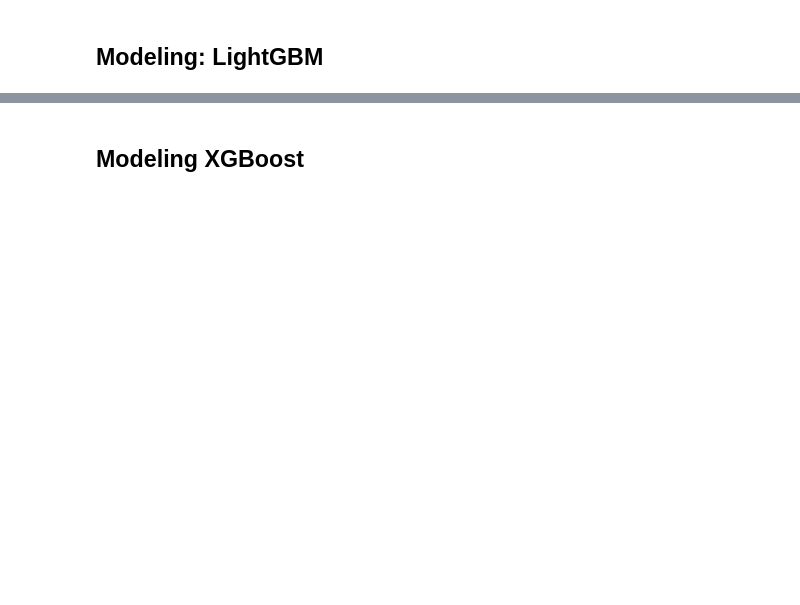
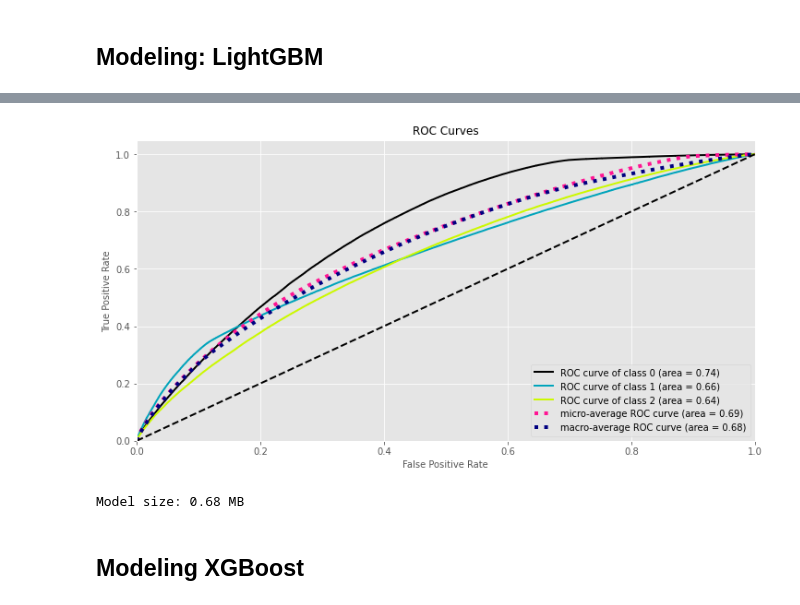
Before and after one commit to johnchoi44/DS340_ProjectCode, a Jupyter notebook: notebooks/ny_crimes_predict.ipynb, the cells around one changed output, grey strips where cells are left out. Drawn from its saved outputs; the diff is of its cells as text; code cells hidden in the pictures; blank space fills up the shorter version.

Commit message:
Models updates

```diff
--- a/notebooks/ny_crimes_predict.ipynb
+++ b/notebooks/ny_crimes_predict.ipynb
@@ -174,7 +174,7 @@ Decreased by 43.5%
 feature_lst=['EVENT_TIME','ADDR_PCT_CD', 'month', 'day', 'Latitude',
        'Longitude', 'BORO_NM',
        'IN_PARK', 'IN_PUBLIC_HOUSING', 'IN_STATION', 'VIC_AGE_GROUP',
-       'VIC_RACE', 'VIC_SEX','LAW_CAT_CD', 'SUSP_AGE_GROUP', 'SUSP_RACE', 'SUSP_SEX']
+       'VIC_RACE', 'VIC_SEX','LAW_CAT_CD']
 
 df_sel=df[feature_lst].copy()
 df_sel.info()
@@ -221,7 +227,7 @@ plt.show()
 ### Deal with categorical data: pd.get_dummies()
 # %%
 # Generate dummies for categorical data
-df_state_dummy = pd.get_dummies(df_sel,drop_first=True)
+df_state_dummy = pd.get_dummies(df_sel)
 
 df_state_dummy.info()
 # %% [output]
@@ -296,14 +305,17 @@ def save_model(model, model_name,is_tree=False):
 ## Modeling: Random Forest
 # %%
 #Create a Gaussian Classifier
-clf=RandomForestClassifier(n_estimators=100,n_jobs=-1,verbose=2)
+clf=RandomForestClassifier(n_estimators=100,n_jobs=-1,verbose=1)
 
 #Train the model using the training sets
 clf.fit(X_train,y_train)
 y_pred=clf.predict(X_test)
 
 # Get the accuracy score
-acc_rf=accuracy_score(y_test, y_pred)
+acc_rf = accuracy_score(y_test, y_pred)
+
+# Get classification report
+class_report = classification_report(y_test, y_pred)
 
 # Model Accuracy, how often is the classifier correct?
 print("[Random forest algorithm] accuracy_score: {:.3f}.".format(acc_rf))
@@ -378,9 +375,13 @@ lgbm_params = {
           "min_split_gain": 0,
           "subsample": 0.9}
 # Train the model
-lbm_clf = lgbm.LGBMClassifier(**params)
+lbm_clf = lgbm.LGBMClassifier(**lgbm_params)
 lbm_clf.fit(X_train,y_train)
 # Evaluate the model
 y_pred = clf.predict(X_test)
 accuracy = accuracy_score(y_pred, y_test)
+
+# Get classification report
+class_report = classification_report(y_test, y_pred)
+
 print('LightGBM Model accuracy score: {0:0.4f}'.format(accuracy_score(y_test, y_pred)))
@@ -390,9 +419,13 @@ plot_cm(y_pred, y_test, "LightGBM", 'cm_LightGBM.pdf')
 # %%
 # Plot the ROC curve
-roc_curve(y_test, lbm_clf, "roc_LightGBM.pdf")
+plot_roc(y_test, lbm_clf, "roc_LightGBM.pdf")
+# %% [output]
+[figure, added]
 # %%
 # Save the model
 save_model(lbm_clf, "lightgbm")
+# %% [output]
+Model size: 0.68 MB
 # %% [markdown]
 ## Modeling XGBoost
 # %%
```
Also changed, not shown: parts of 20 cells of this notebook, 4 other files.
